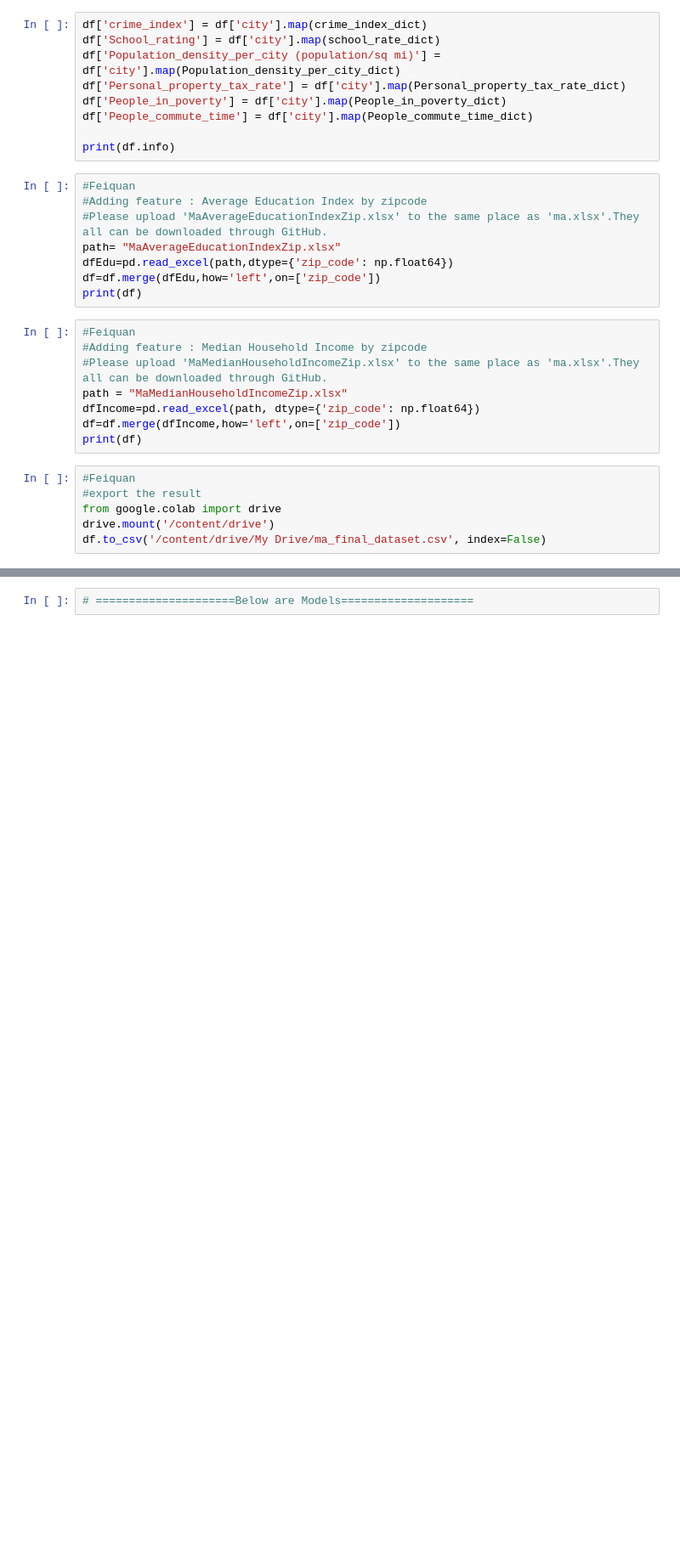
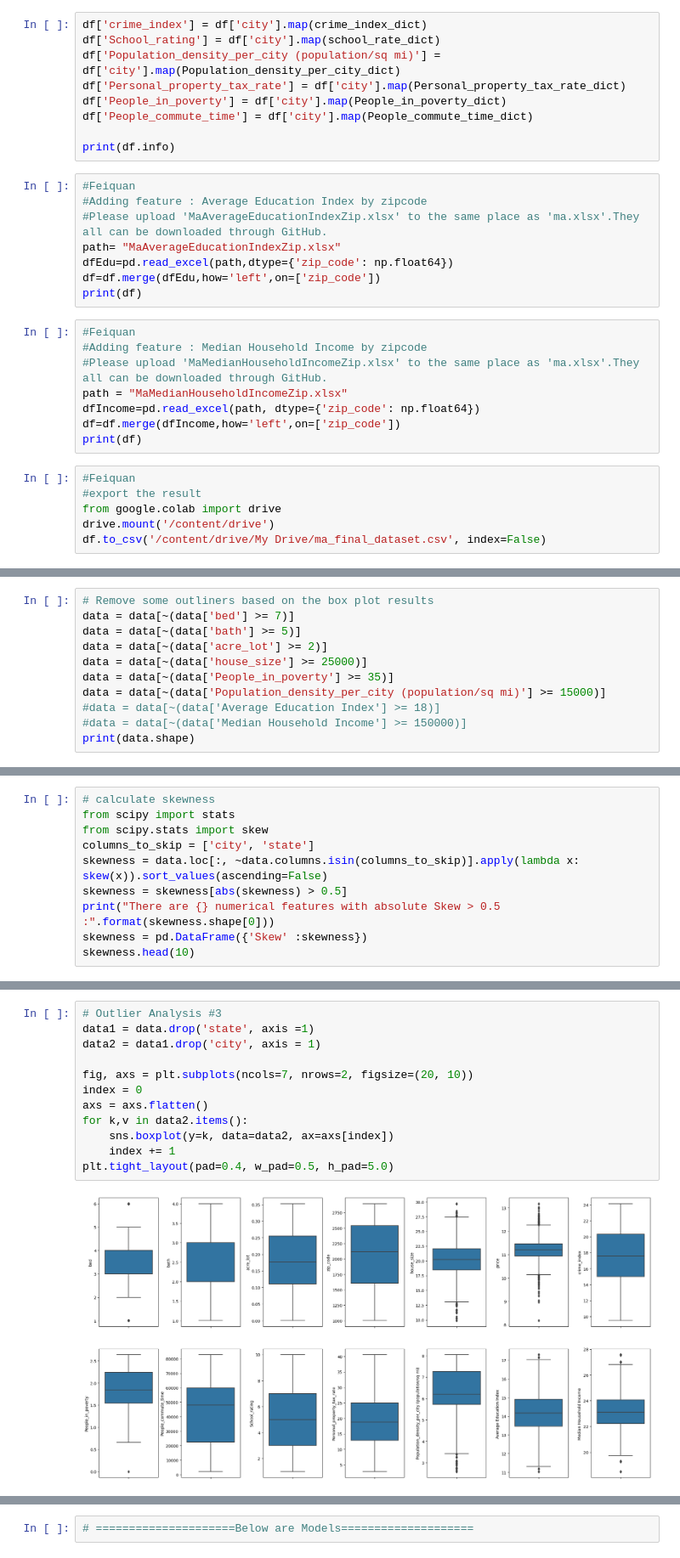
Before and after one commit to leoPuerto01/CS539-project, a Jupyter notebook: CS_539_Project.ipynb, the cells around one changed output, grey strips where cells are left out. Shown at 85% size. Saved outputs shown, nothing was run; the diff lists cells and outputs as text; blank space fills up the shorter version.

```diff
--- a/CS_539_Project.ipynb
+++ b/CS_539_Project.ipynb
@@ -2570,0 +2503,11 @@ df.to_csv('/content/drive/My Drive/ma_final_dataset.csv', index=False)
+# %%
+# Remove some outliners based on the box plot results
+data = data[~(data['bed'] >= 7)]
+data = data[~(data['bath'] >= 5)]
+data = data[~(data['acre_lot'] >= 2)]
+data = data[~(data['house_size'] >= 25000)]
+data = data[~(data['People_in_poverty'] >= 35)]
+data = data[~(data['Population_density_per_city (population/sq mi)'] >= 15000)]
+#data = data[~(data['Average Education Index'] >= 18)]
+#data = data[~(data['Median Household Income'] >= 150000)]
+print(data.shape)
@@ -2570,0 +2516,10 @@ df.to_csv('/content/drive/My Drive/ma_final_dataset.csv', index=False)
+# %%
+# calculate skewness
+from scipy import stats
+from scipy.stats import skew
+columns_to_skip = ['city', 'state']
+skewness = data.loc[:, ~data.columns.isin(columns_to_skip)].apply(lambda x: skew(x)).sort_values(ascending=False)
+skewness = skewness[abs(skewness) > 0.5]
+print("There are {} numerical features with absolute Skew > 0.5 :".format(skewness.shape[0]))
+skewness = pd.DataFrame({'Skew' :skewness})
+skewness.head(10)
@@ -2570,0 +2557,14 @@ df.to_csv('/content/drive/My Drive/ma_final_dataset.csv', index=False)
+# %%
+# Outlier Analysis #3
+data1 = data.drop('state', axis =1)
+data2 = data1.drop('city', axis = 1)
+
+fig, axs = plt.subplots(ncols=7, nrows=2, figsize=(20, 10))
+index = 0
+axs = axs.flatten()
+for k,v in data2.items():
+    sns.boxplot(y=k, data=data2, ax=axs[index])
+    index += 1
+plt.tight_layout(pad=0.4, w_pad=0.5, h_pad=5.0)
+# %% [output]
+[figure, added]
```
Also changed, not shown: parts of 33 cells of this notebook.
